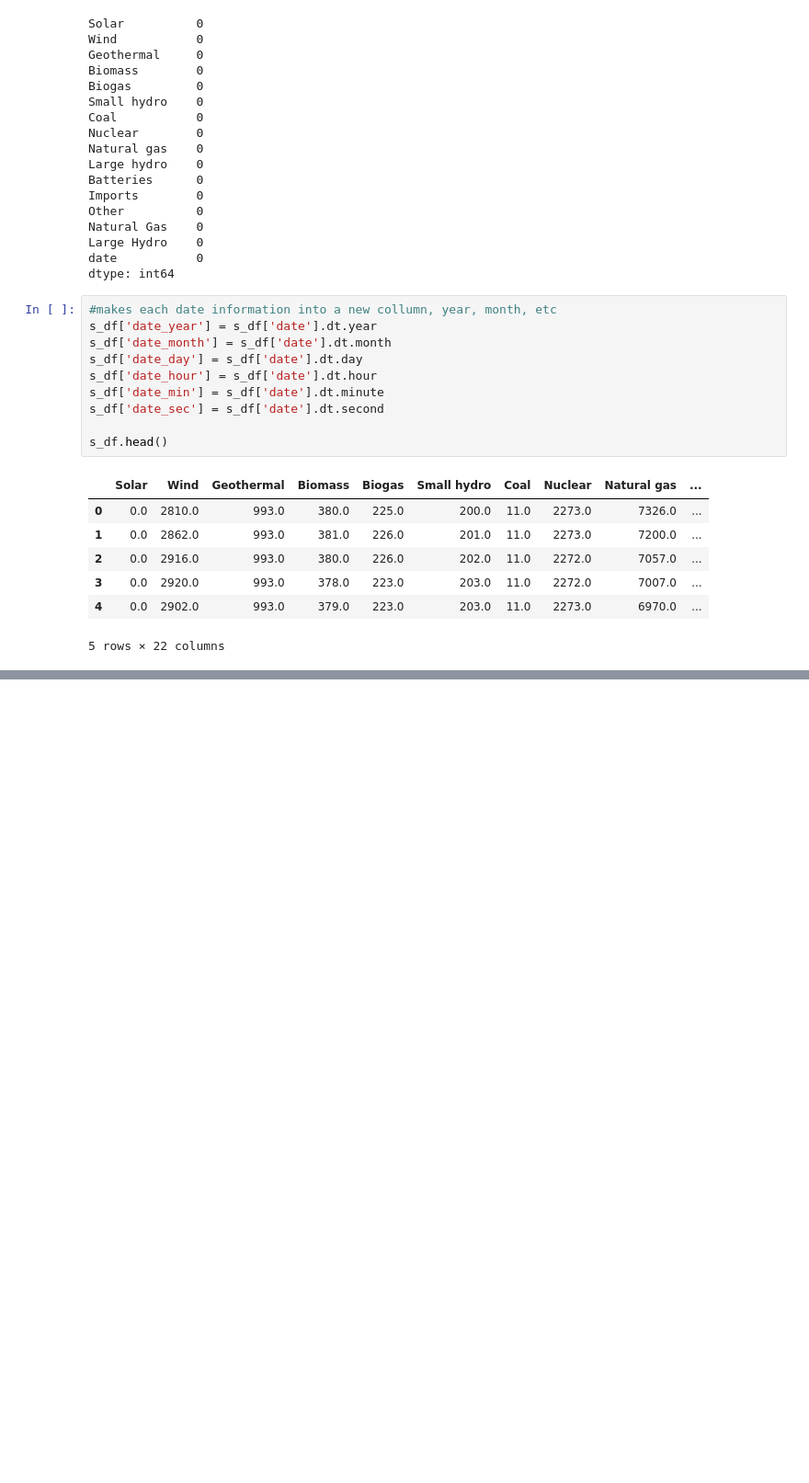
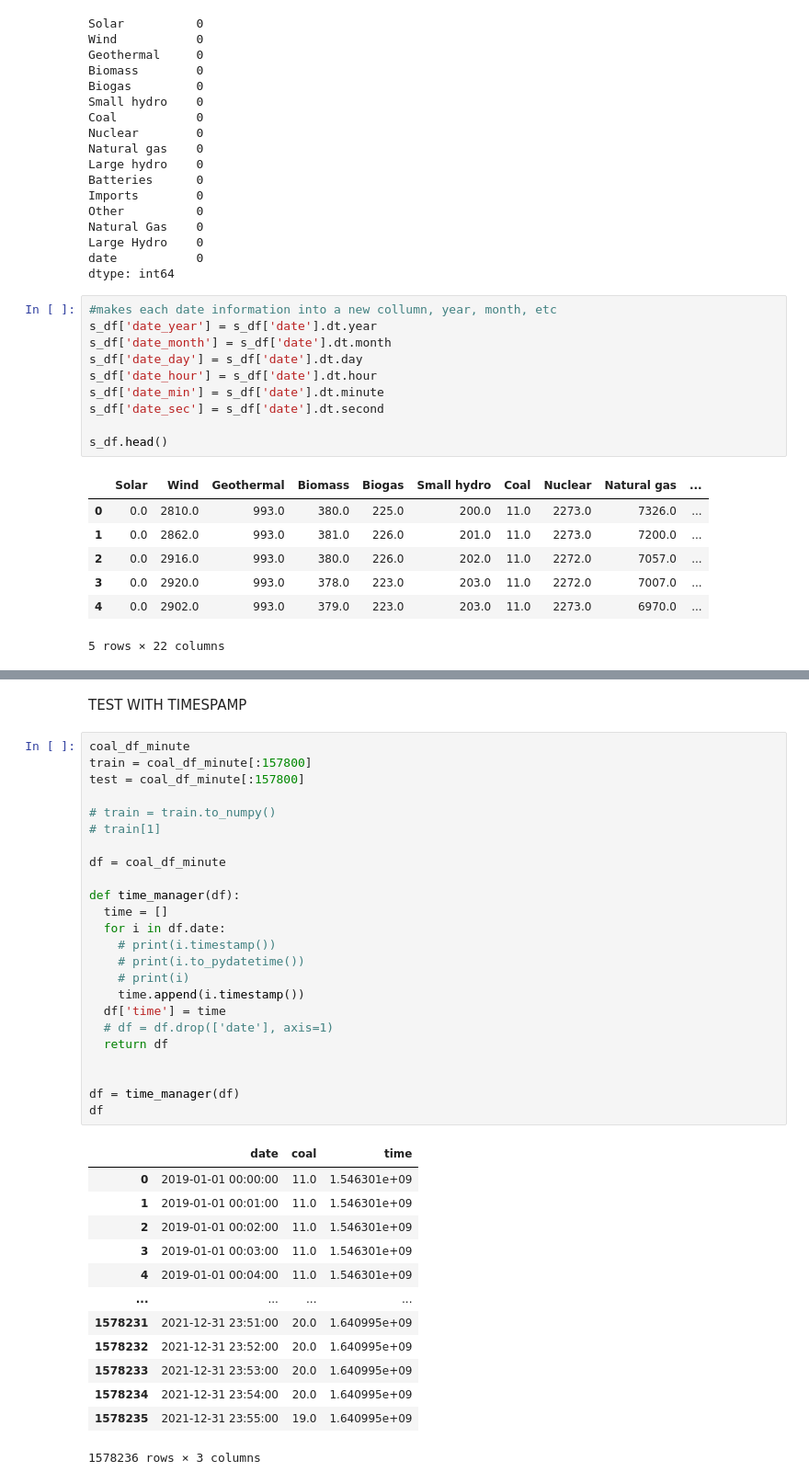
Before and after one commit to dairuinz/data_mining, a Jupyter notebook: data_mining_1.ipynb, the cells around one changed output, grey strips where cells are left out. Shown at 92% size. Drawn from its saved outputs; the diff is of its cells as text; blank space fills up the shorter version.

```diff
--- a/data_mining_1.ipynb
+++ b/data_mining_1.ipynb
@@ -498,0 +533,40 @@ Index(['Solar', 'Wind', 'Geothermal', 'Biomass', 'Biogas', 'Small hydro',
+# %% [markdown]
+TEST WITH TIMESPAMP
+# %%
+coal_df_minute
+train = coal_df_minute[:157800]
+test = coal_df_minute[:157800]
+
+# train = train.to_numpy()
+# train[1]
+
+df = coal_df_minute
+
+def time_manager(df):
+  time = []
+  for i in df.date:
+    # print(i.timestamp())
+    # print(i.to_pydatetime())
+    # print(i)
+    time.append(i.timestamp())
+  df['time'] = time
+  # df = df.drop(['date'], axis=1)
+  return df
+
+
+df = time_manager(df)
+df
+# %% [output]
+|  | date | coal | time |
+| 0 | 2019-01-01 00:00:00 | 11.0 | 1.546301e+09 |
+| 1 | 2019-01-01 00:01:00 | 11.0 | 1.546301e+09 |
+| 2 | 2019-01-01 00:02:00 | 11.0 | 1.546301e+09 |
+| 3 | 2019-01-01 00:03:00 | 11.0 | 1.546301e+09 |
+| 4 | 2019-01-01 00:04:00 | 11.0 | 1.546301e+09 |
+| ... | ... | ... | ... |
+| 1578231 | 2021-12-31 23:51:00 | 20.0 | 1.640995e+09 |
+| 1578232 | 2021-12-31 23:52:00 | 20.0 | 1.640995e+09 |
+| 1578233 | 2021-12-31 23:53:00 | 20.0 | 1.640995e+09 |
+| 1578234 | 2021-12-31 23:54:00 | 20.0 | 1.640995e+09 |
+| 1578235 | 2021-12-31 23:55:00 | 19.0 | 1.640995e+09 |
+1578236 rows × 3 columns
```
Also changed, not shown: parts of 14 cells of this notebook.
